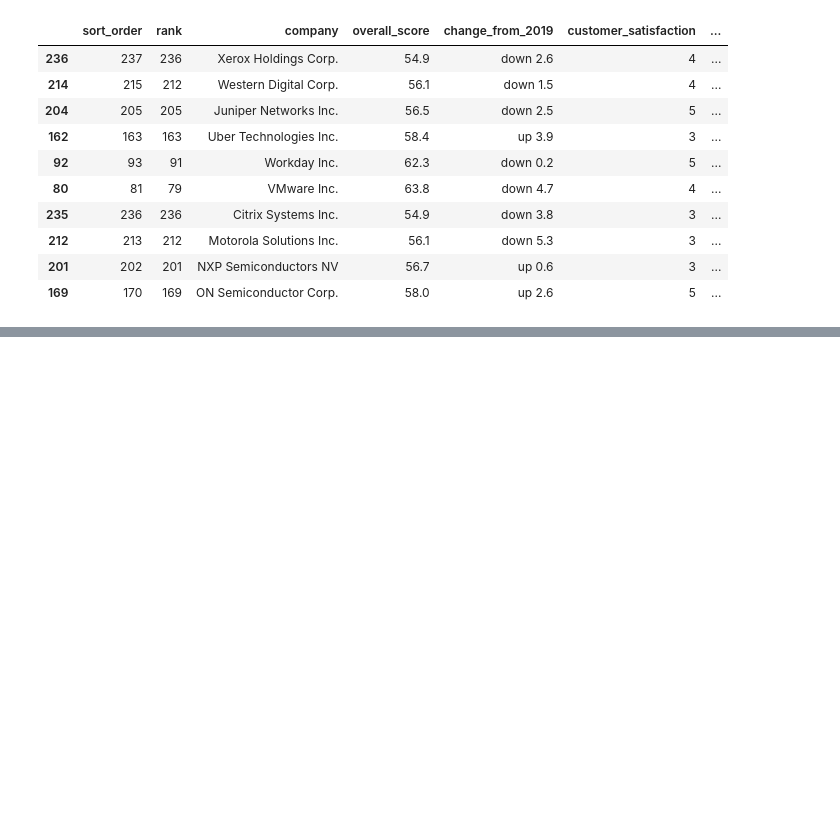
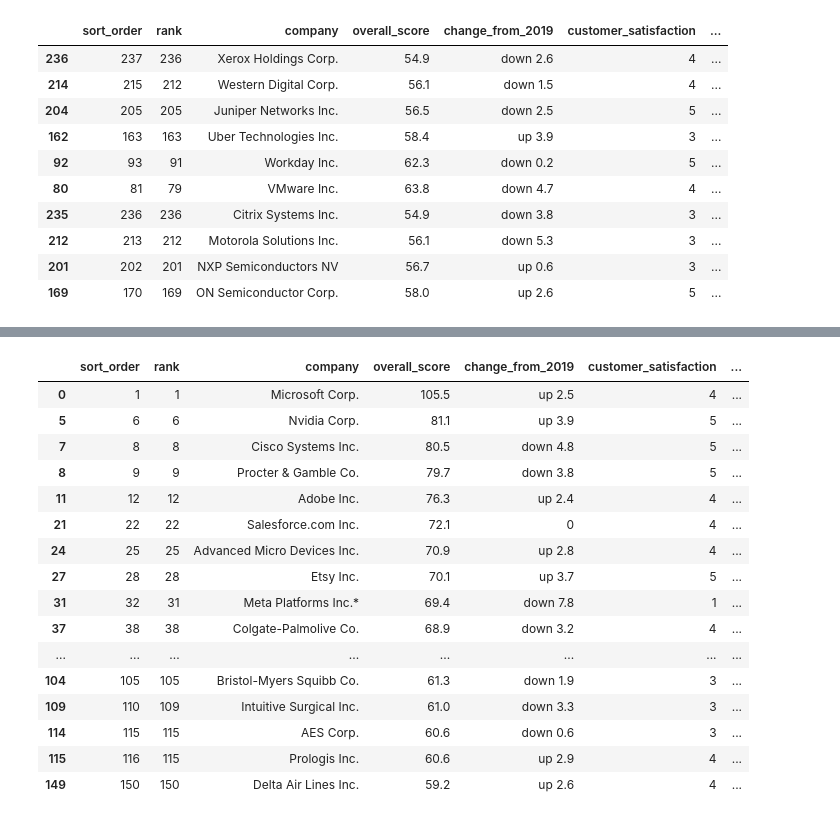
Before and after one commit to chandanabrdwj/100DaysOfML, a Jupyter notebook: wallstreet-journal-company-ranking.ipynb, the cells around one changed output, grey strips where cells are left out. Saved outputs shown, nothing was run; the diff lists cells and outputs as text; code cells hidden in the pictures; blank space fills up the shorter version.

```diff
--- a/wallstreet-journal-company-ranking.ipynb
+++ b/wallstreet-journal-company-ranking.ipynb
@@ -238,0 +313,20 @@ financial_strength_worst.head(10)
+# %%
+df[df.employee_engagement_and_development == df.employee_engagement_and_development.max()]
+# %% [output]
+|  | sort_order | rank | company | overall_score | change_from_2019 | customer_satisfaction | ... |
+| 0 | 1 | 1 | Microsoft Corp. | 105.5 | up 2.5 | 4 | ... |
+| 5 | 6 | 6 | Nvidia Corp. | 81.1 | up 3.9 | 5 | ... |
+| 7 | 8 | 8 | Cisco Systems Inc. | 80.5 | down 4.8 | 5 | ... |
+| 8 | 9 | 9 | Procter & Gamble Co. | 79.7 | down 3.8 | 5 | ... |
+| 11 | 12 | 12 | Adobe Inc. | 76.3 | up 2.4 | 4 | ... |
+| 21 | 22 | 22 | Salesforce.com Inc. | 72.1 | 0 | 4 | ... |
+| 24 | 25 | 25 | Advanced Micro Devices Inc. | 70.9 | up 2.8 | 4 | ... |
+| 27 | 28 | 28 | Etsy Inc. | 70.1 | up 3.7 | 5 | ... |
+| 31 | 32 | 31 | Meta Platforms Inc.* | 69.4 | down 7.8 | 1 | ... |
+| 37 | 38 | 38 | Colgate-Palmolive Co. | 68.9 | down 3.2 | 4 | ... |
+| ... | ... | ... | ... | ... | ... | ... | ... |
+| 104 | 105 | 105 | Bristol-Myers Squibb Co. | 61.3 | down 1.9 | 3 | ... |
+| 109 | 110 | 109 | Intuitive Surgical Inc. | 61.0 | down 3.3 | 3 | ... |
+| 114 | 115 | 115 | AES Corp. | 60.6 | down 0.6 | 3 | ... |
+| 115 | 116 | 115 | Prologis Inc. | 60.6 | up 2.9 | 4 | ... |
+| 149 | 150 | 150 | Delta Air Lines Inc. | 59.2 | up 2.6 | 4 | ... |
```
Also changed, not shown: parts of 25 cells of this notebook.
